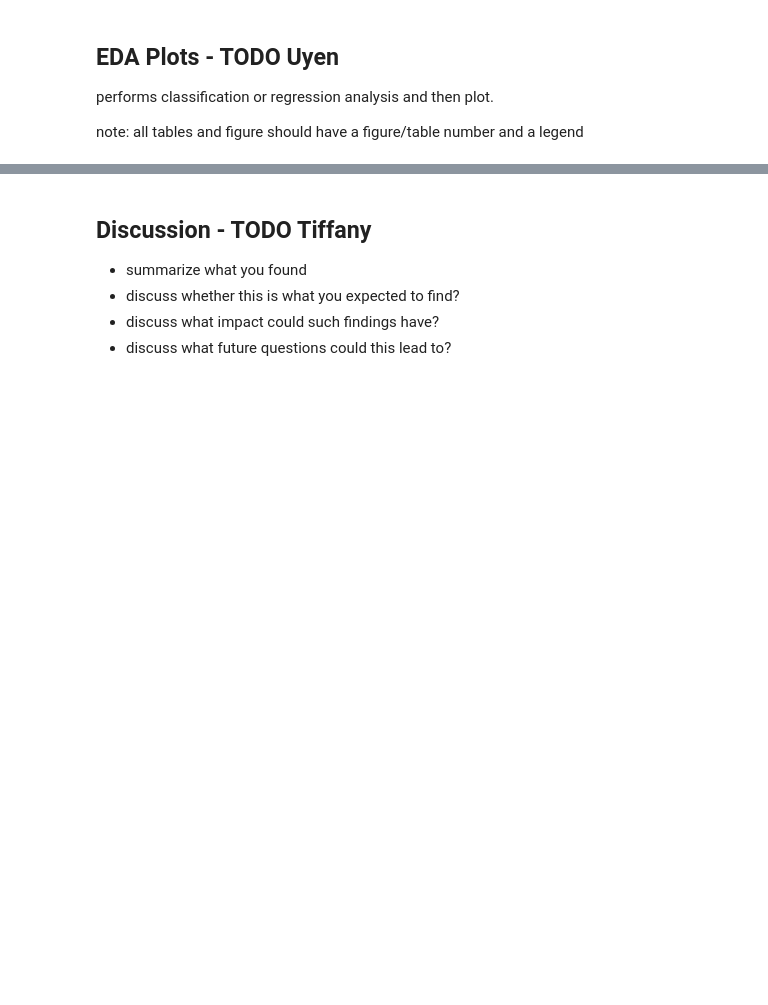
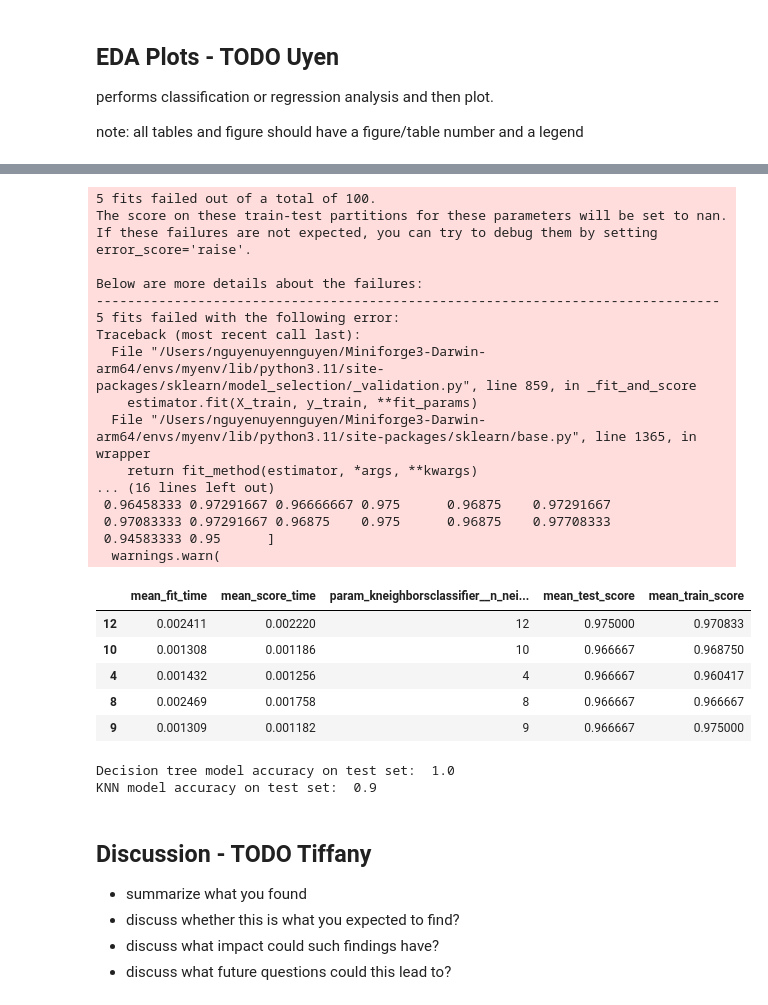
Before and after one commit to tiffchu/group28, a Jupyter notebook: iris_predictor_report.ipynb, the cells around one changed output, grey strips where cells are left out. Saved outputs shown, nothing was run; the diff lists cells and outputs as text; code cells hidden in the pictures; blank space fills up the shorter version.

```diff
--- a/iris_predictor_report.ipynb
+++ b/iris_predictor_report.ipynb
@@ -326,5 +328,60 @@ pd.DataFrame(scores)
+# %%
+#K-NN classifer
+
+param_grid = {
+    "n_neighbors": range(0,20),
+    }
+
+param_grid = {
+    "kneighborsclassifier__n_neighbors": range(0,20)
+    }
+
+pipe = make_pipeline(scaling, KNeighborsClassifier())
+knn_random_search = RandomizedSearchCV(
+            pipe, param_distributions=param_grid, n_jobs=-1, n_iter=50, cv=5, return_train_score=True
+    )
+
+knn_random_search.fit(X_train, y_train)
+pd.DataFrame(knn_random_search.cv_results_)[['mean_fit_time', 'mean_score_time', 'param_kneighborsclassifier__n_neighbors',
+                                                         'mean_test_score', 'mean_train_score']].sort_values('mean_test_score', ascending = False).head()
+# %% [output]
+5 fits failed out of a total of 100.
+The score on these train-test partitions for these parameters will be set to nan.
+If these failures are not expected, you can try to debug them by setting error_score='raise'.
+
+Below are more details about the failures:
+--------------------------------------------------------------------------------
+5 fits failed with the following error:
+Traceback (most recent call last):
+  File "/Users/nguyenuyennguyen/Miniforge3-Darwin-arm64/envs/myenv/lib/python3.11/site-packages/sklearn/model_selection/_validation.py", line 859, in _fit_and_score
+    estimator.fit(X_train, y_train, **fit_params)
+  File "/Users/nguyenuyennguyen/Miniforge3-Darwin-arm64/envs/myenv/lib/python3.11/site-packages/sklearn/base.py", line 1365, in wrapper
+    return fit_method(estimator, *args, **kwargs)
+... (16 lines left out)
+ 0.96458333 0.97291667 0.96666667 0.975      0.96875    0.97291667
+ 0.97083333 0.97291667 0.96875    0.975      0.96875    0.97708333
+ 0.94583333 0.95      ]
+  warnings.warn(
+|  | mean_fit_time | mean_score_time | param_kneighborsclassifier__n_nei... | mean_test_score | mean_train_score |
+| 12 | 0.002411 | 0.002220 | 12 | 0.975000 | 0.970833 |
+| 10 | 0.001308 | 0.001186 | 10 | 0.966667 | 0.968750 |
+| 4 | 0.001432 | 0.001256 | 4 | 0.966667 | 0.960417 |
+| 8 | 0.002469 | 0.001758 | 8 | 0.966667 | 0.966667 |
+| 9 | 0.001309 | 0.001182 | 9 | 0.966667 | 0.975000 |
 # %%
 # TODO -> creates a visualization of the result of the analysis
+decision_tree = ds_random_search.best_estimator_
+knn = knn_random_search.best_estimator_
+
+#Test on test set for both Classifcation mode
+
+print("Decision tree model accuracy on test set: ", decision_tree.score(X_test, y_test))
+print("KNN model accuracy on test set: ", knn.score(X_test, y_test))
+
+#Confusion matrix on both model when predict on test set
+# %% [output]
+Decision tree model accuracy on test set:  1.0
+KNN model accuracy on test set:  0.9
 # %% [markdown]
 ## Discussion - TODO Tiffany
 - summarize what you found
```
Also changed, not shown: parts of 2 cells of this notebook.
